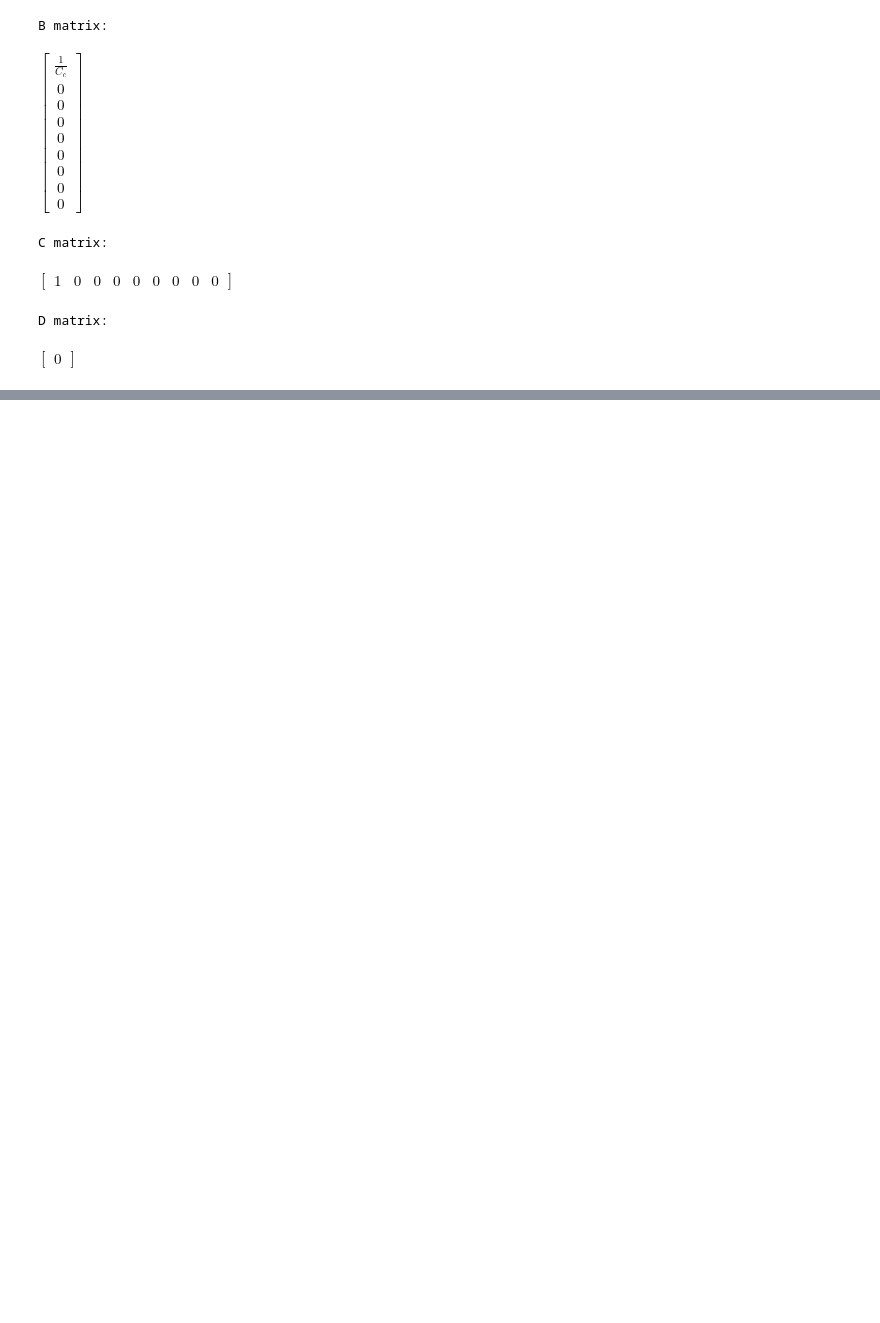
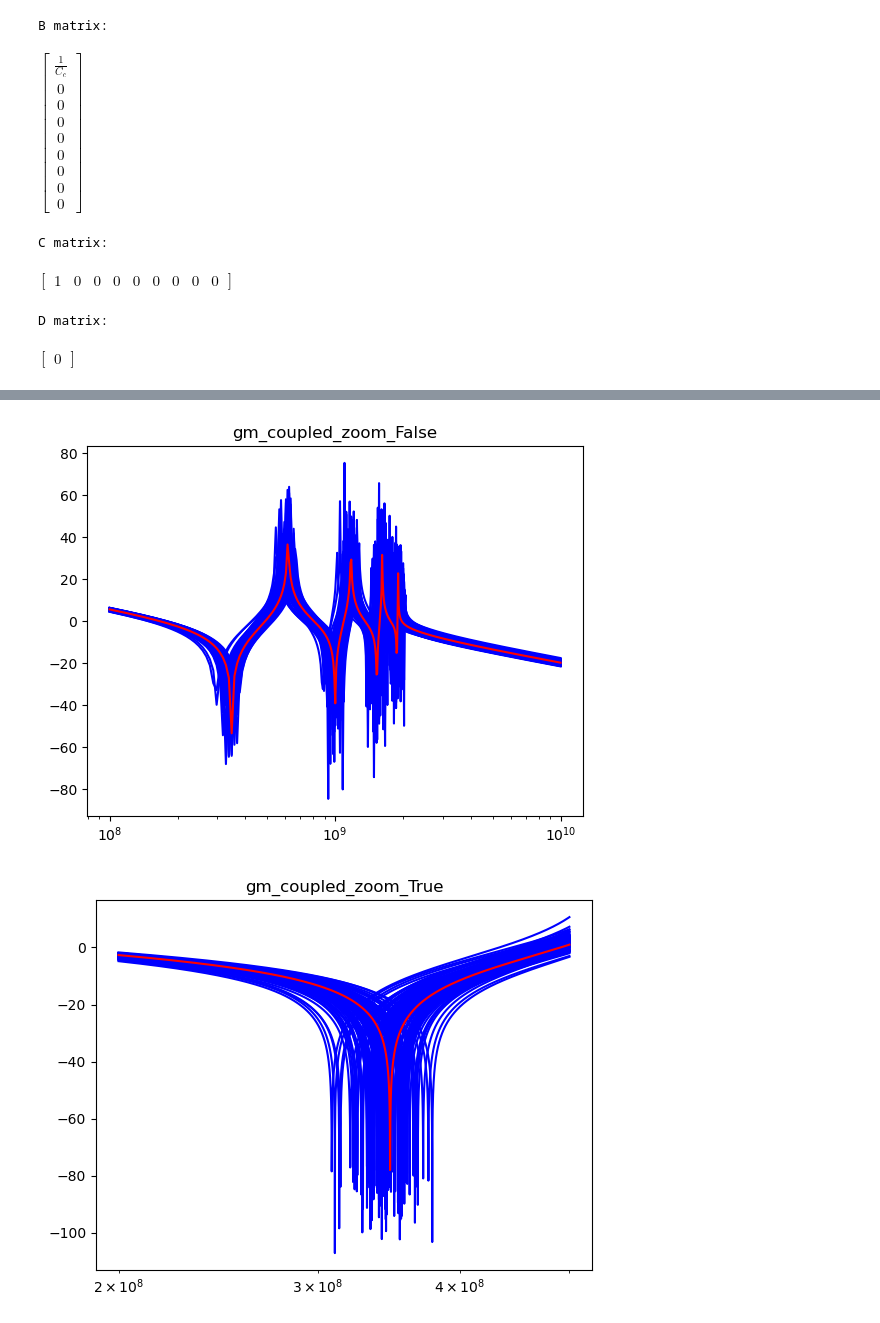
Before and after one commit to WangYuNeng/Ark, a Jupyter notebook: examples/tln/tline_freq_analysis.ipynb, the cells around one changed output, grey strips where cells are left out. Drawn from its saved outputs; the diff is of its cells as text; code cells hidden in the pictures; blank space fills up the shorter version.

```diff
--- a/examples/tln/tline_freq_analysis.ipynb
+++ b/examples/tln/tline_freq_analysis.ipynb
@@ -244,0 +264,44 @@ for mm_lc, mm_gm in [(False, True), (True, False), (True, True)]:
+# %%
+# Plot response for g coupled within the same row
+
+# Plot mismatch
+n_mismatch = 100
+for zoom_in in [False, True]:
+    title = f"gm_coupled_zoom_{zoom_in}"
+    save_name = f"{title}.png"
+    if zoom_in:
+        w = np.linspace(2e-1, 5e-1, 5000) / lc_val
+    else:
+        w = np.linspace(1e-1, 10, 1000) / lc_val
+    for i in range(n_mismatch + 1):
+        if i == n_mismatch:
+            gm_sub = {gm: 1 for gm in gm_c_flat + gm_l_flat}
+            lc_sub = {element: lc_val for element in cap_flat + ind_flat}
+            switch_sub = {element: 1 for element in switch_flat}
+            nominal_val = gm_sub | lc_sub | {cc: lc_val} | switch_sub
+            color = 'red'
+        else:
+            # Fixed gm and LC mismatches applied in reciprocal have the same effect
+            # of the same mismatch applied in the same row
+            gm_sub = {gm: 1 for gm in gm_c_flat + gm_l_flat}
+            lc_sub = {element: 1 / np.random.normal(1, 0.1) * lc_val for element in cap_flat + ind_flat}
+            switch_sub = {element: 1 for element in switch_flat}
+            nominal_val = gm_sub | lc_sub | {cc: 1 / np.random.normal(1, 0.1) * lc_val} | switch_sub
+            color = 'blue'
+
+        A_mat_nominal = np.array(A_mat.subs(nominal_val)).astype(np.float64)
+        B_mat_nominal = np.array(B_mat.subs(nominal_val)).astype(np.float64)
+        C_mat_nominal = np.array(C_mat.subs(nominal_val)).astype(np.float64)
+        D_mat_nominal = np.array(D_mat.subs(nominal_val)).astype(np.float64)
+
+
+        ss = signal.StateSpace(A_mat_nominal, B_mat_nominal, C_mat_nominal, D_mat_nominal)
+        w, mag, phase = signal.bode(ss, w=w)
+        plt.semilogx(w, mag, color=color)
+    # plt.ylim(100, -100)
+    plt.title(title)
+    plt.savefig(save_name, dpi=150, bbox_inches='tight')
+    plt.show()
+# %% [output]
+[figure, added]
+[figure, added]
```
Also changed, not shown: parts of 4 cells of this notebook.
